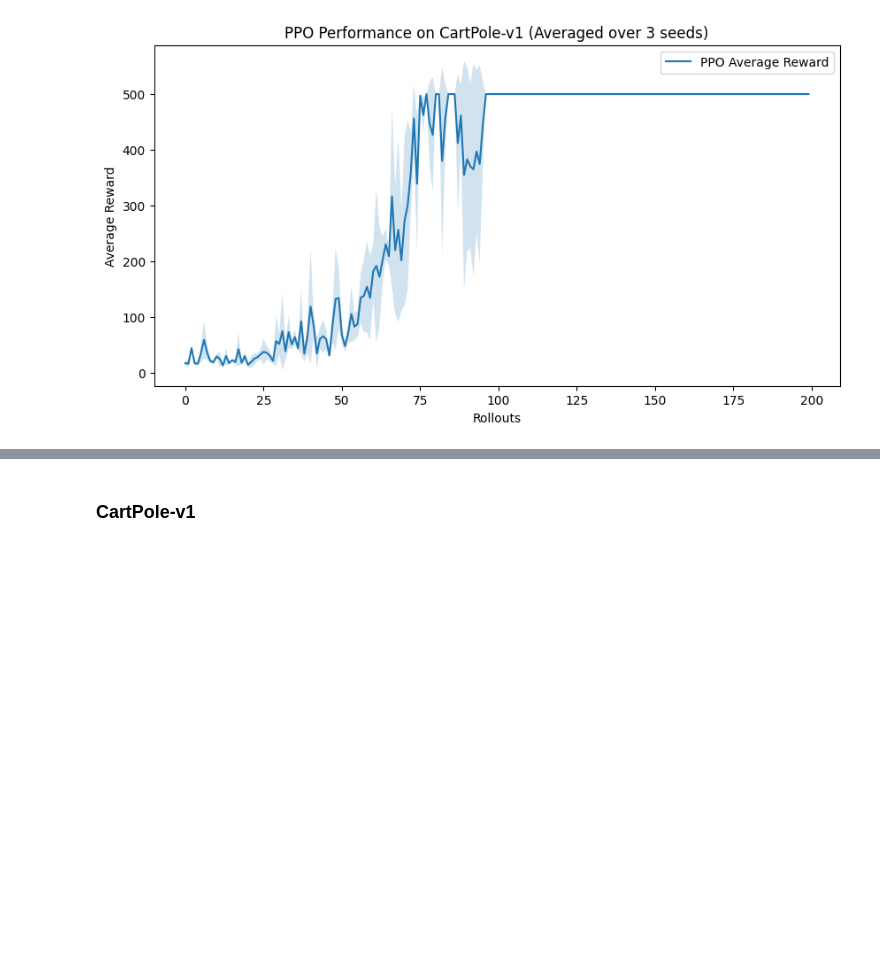
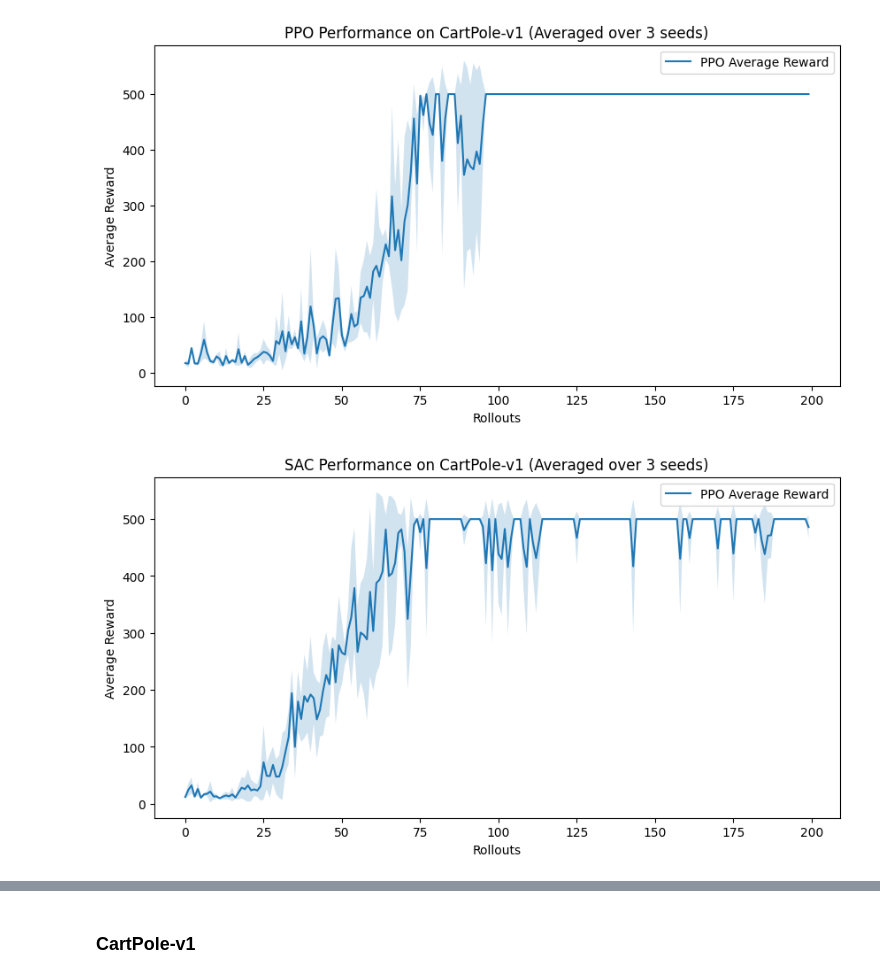
Before and after one commit to mischamez48/PRL_PPO-SAC_ImplPRL_PPO-SAC_Implementationementation, a Jupyter notebook: ppo.ipynb, the cells around one changed output, grey strips where cells are left out. Cells and saved outputs as stored; diff of their text form; code cells hidden in the pictures; blank space fills up the shorter version.

```diff
--- a/ppo.ipynb
+++ b/ppo.ipynb
@@ -70,3 +70,35 @@ plt.legend()
 plt.show()
 # %% [output]
 [figure]
+# %%
+import pandas as pd
+import matplotlib.pyplot as plt
+
+# Load the CSV files
+sac_data = pd.read_csv('SAC_datas\Report datas\Cartpole\sac_cartpolev1_average.csv')
+ppo_data = pd.read_csv('PPO\GRAPHE\CartpoleV1\ppo_cartpole_results_averaged.csv')
+
+# Ensuring data is clean by converting all necessary columns to numeric types and handling non-numeric entries
+sac_data['Rollouts'] = pd.to_numeric(sac_data['Rollouts'], errors='coerce')
+sac_data['Average Reward'] = pd.to_numeric(sac_data['Average Reward'], errors='coerce')
+sac_data['Standard Deviation'] = pd.to_numeric(sac_data['Standard Deviation'], errors='coerce')
+
+# Drop any rows with NaN values that may have resulted from coercion
+sac_data.dropna(inplace=True)
+
+# Extracting the clean data
+sac_rollouts = sac_data['Rollouts']
+sac_average_rewards = sac_data['Average Reward']
+sac_std_dev = sac_data['Standard Deviation']
+
+# Plotting the PPO data
+plt.figure(figsize=(10, 5))
+plt.plot(sac_rollouts, sac_average_rewards, label='PPO Average Reward')
+plt.fill_between(sac_rollouts, sac_average_rewards - sac_std_dev, sac_average_rewards + sac_std_dev, alpha=0.2)
+plt.xlabel('Rollouts')
+plt.ylabel('Average Reward')
+plt.title('SAC Performance on CartPole-v1 (Averaged over 3 seeds)')
+plt.legend()
+plt.show()
+# %% [output]
+[figure, added]
```
Also changed, not shown: parts of 3 cells of this notebook, 16 other files.
